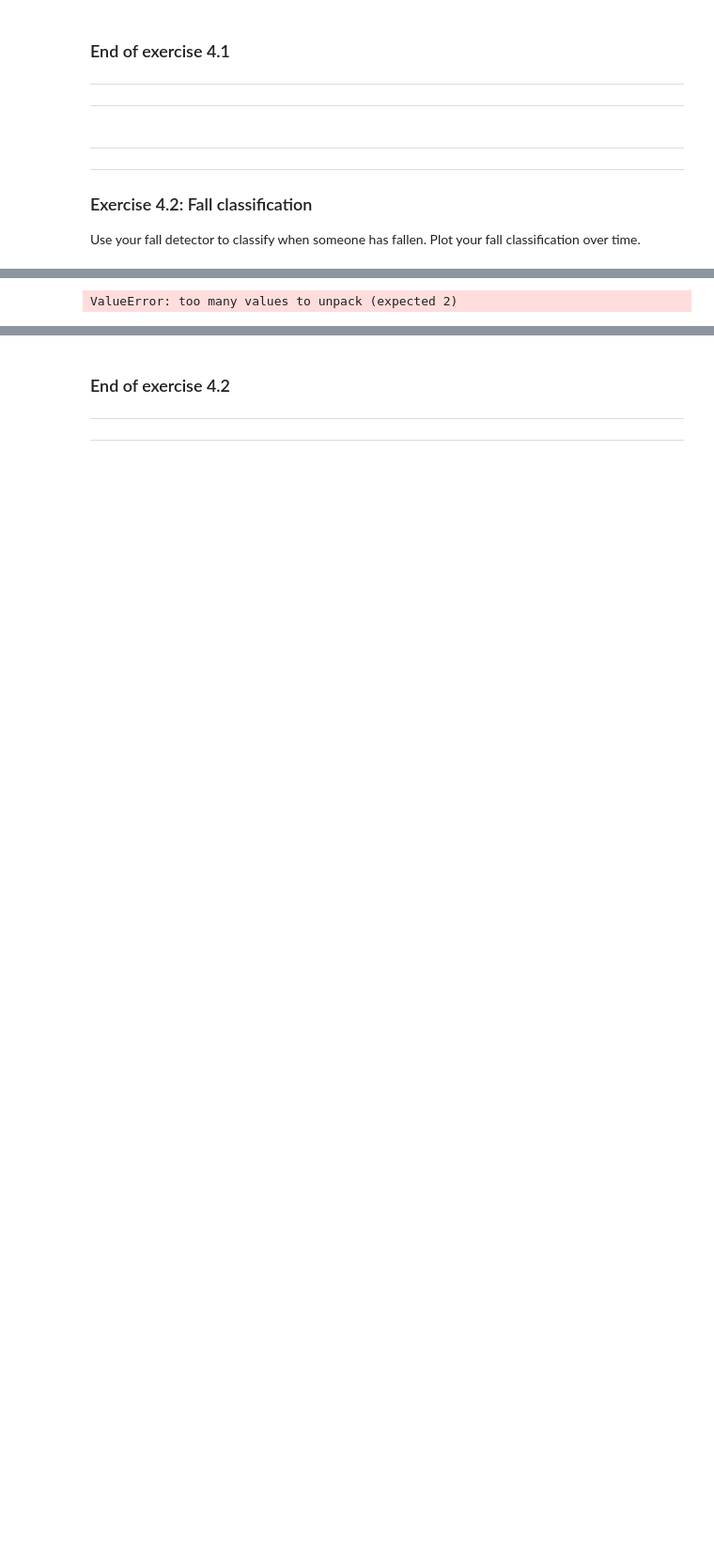
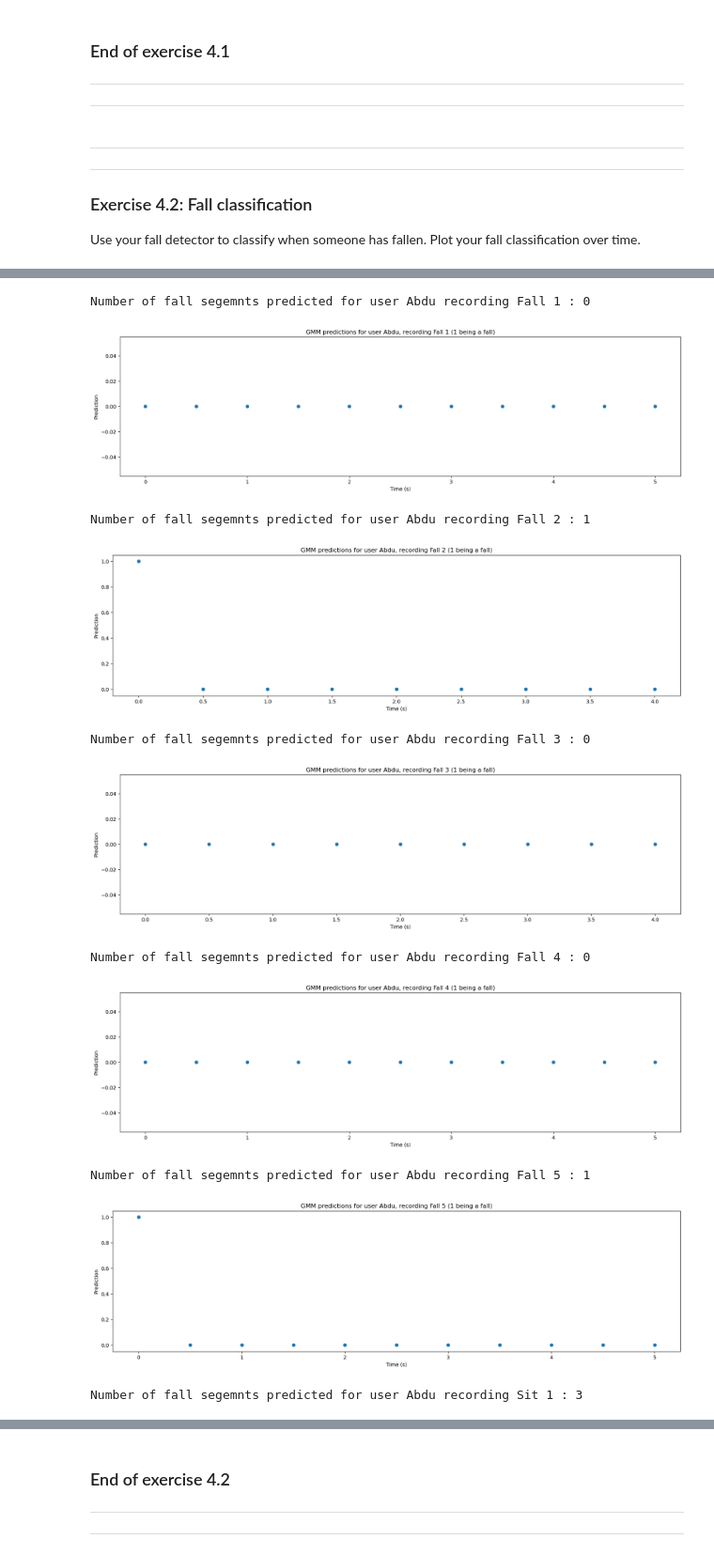
Before and after one commit to LucianoDeben/fall-detector-group29, a Jupyter notebook: falldetector_group29.ipynb, the cells around one changed output, grey strips where cells are left out. Shown at 94% size. Saved outputs shown, nothing was run; the diff lists cells and outputs as text; code cells hidden in the pictures; blank space fills up the shorter version.

```diff
--- a/falldetector_group29.ipynb
+++ b/falldetector_group29.ipynb
@@ -590,44 +590,54 @@ Fraction of total segments: 0.20503597122302158
 # %%
 # Loop through each unique combination of user and recording in the multiindex
-for user, recording in data_merged.index.unique():
-    # Select only the data for the current user and recording
-    features = data_merged.loc[(user, recording), :]
-
+for (user, recording), features in data_merged.groupby(level=['User', 'Recording']):
     # Convert the DataFrame to a NumPy matrix
     user_recording_data_mat = to_matrix(features)
 
     # Process the matrix into features
     Y_mean = process_segment(user_recording_data_mat, "mean", 100, 50)
     Y_std = process_segment(user_recording_data_mat, "std", 100, 50)
     Y_minimum = process_segment(user_recording_data_mat, "minimum", 100, 50)
     Y_maximum = process_segment(user_recording_data_mat, "maximum", 100, 50)
     Y_variance = process_segment(user_recording_data_mat, "variance", 100, 50)
 
     # Concatenate the features
     features = concatenate_features(Y_mean, Y_std, Y_minimum, Y_maximum, Y_variance)
 
     # Create a time array that corresponds to the time of each row in the data
     time = np.arange(0, len(features) * 0.5, 0.5)
 
+    # Compress the features using PCA
+    features_pca = pca.transform(features)
+
     # Make GMM predictions for each row of the data
-    predictions = [gmm.predict(row.reshape(1, -1))[0] for row in features.values]
+    predictions = [gmm.predict(row.reshape(1, -1))[0] for row in features_pca]
 
     # Invert the predictions
     inverted_predictions = [1 - pred for pred in predictions]
 
     # Count the number of 1s in the inverted predictions
     num_ones = inverted_predictions.count(1)
 
     # Print the number of 1s
-    print("Number of falls predicted for user", user, "recording", recording, ":", num_ones)
-    print("Fraction of total segments for user", user, "recording", recording, ":", num_ones / len(inverted_predictions))
+    print("Number of fall segemnts predicted for user", user, "recording", recording, ":", num_ones)
+
 
     # Show plot of inverted predictions over time
     plt.figure(figsize=(20, 5))
-    plt.plot(time, inverted_predictions)
-    plt.title("GMM predictions for user " + user + ", recording " + recording + " (1 being a fall)")
+    plt.scatter(time, inverted_predictions)
+    plt.title("GMM predictions for user " + str(user) + ", recording " + str(recording) + " (1 being a fall)")
     plt.xlabel("Time (s)")
     plt.ylabel("Prediction")
     plt.show()
 # %% [output]
-ValueError: too many values to unpack (expected 2)
+Number of fall segemnts predicted for user Abdu recording Fall 1 : 0
+[figure, added]
+Number of fall segemnts predicted for user Abdu recording Fall 2 : 1
+[figure, added]
+Number of fall segemnts predicted for user Abdu recording Fall 3 : 0
+[figure, added]
+Number of fall segemnts predicted for user Abdu recording Fall 4 : 0
+[figure, added]
+Number of fall segemnts predicted for user Abdu recording Fall 5 : 1
+[figure, added]
+Number of fall segemnts predicted for user Abdu recording Sit 1 : 3
```
Also changed, not shown: parts of 2 cells of this notebook.
